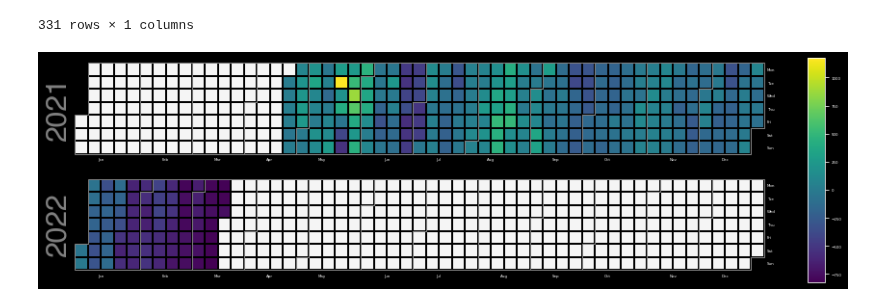
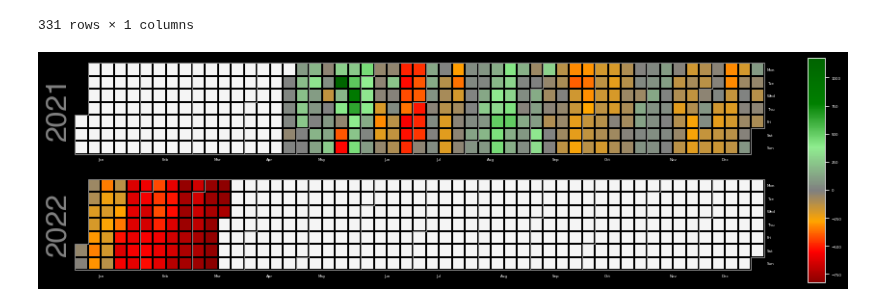
Before and after one commit to giocaizzi/surfingcrypto, a Jupyter notebook: notebooks/portfolio.ipynb, the cells around one changed output. Drawn from its saved outputs; the diff is of its cells as text; code cells hidden in the pictures.

Commit message:
calplot cmap

```diff
--- a/notebooks/portfolio.ipynb
+++ b/notebooks/portfolio.ipynb
@@ -313,29 +309,29 @@ values
 # %%
 import calplot
 from surfingcrypto.reporting.plotting import shiftedColorMap
 import matplotlib.cm as cm
 from matplotlib.colors import Normalize, LinearSegmentedColormap
 
 
-# norm = Normalize(vmin=values["Stock Gain / (Loss)"].min(), vmax=values["Stock Gain / (Loss)"].max())
-# cmap = shiftedColorMap(
-#     LinearSegmentedColormap.from_list(
-#         "colorbar",
-#         [
-#             "darkred",
-#             "red",
-#             "orange",
-#             "grey",
-#             "lightgreen",
-#             "green",
-#             "darkgreen",
-#         ],
-#     ),
-#     midpoint=norm(0)
-# )
+norm = Normalize(vmin=values["Stock Gain / (Loss)"].min(), vmax=values["Stock Gain / (Loss)"].max())
+cmap = shiftedColorMap(
+    LinearSegmentedColormap.from_list(
+        "colorbar",
+        [
+            "darkred",
+            "red",
+            "orange",
+            "grey",
+            "lightgreen",
+            "green",
+            "darkgreen",
+        ],
+    ),
+    midpoint=norm(0)
+)
 c = calplot.calplot(
     values["Stock Gain / (Loss)"],
     cmap=cmap
     )
 # %% [output]
-[figure, old version]
+[figure, new version]
```
Also changed, not shown: parts of 3 cells of this notebook.
